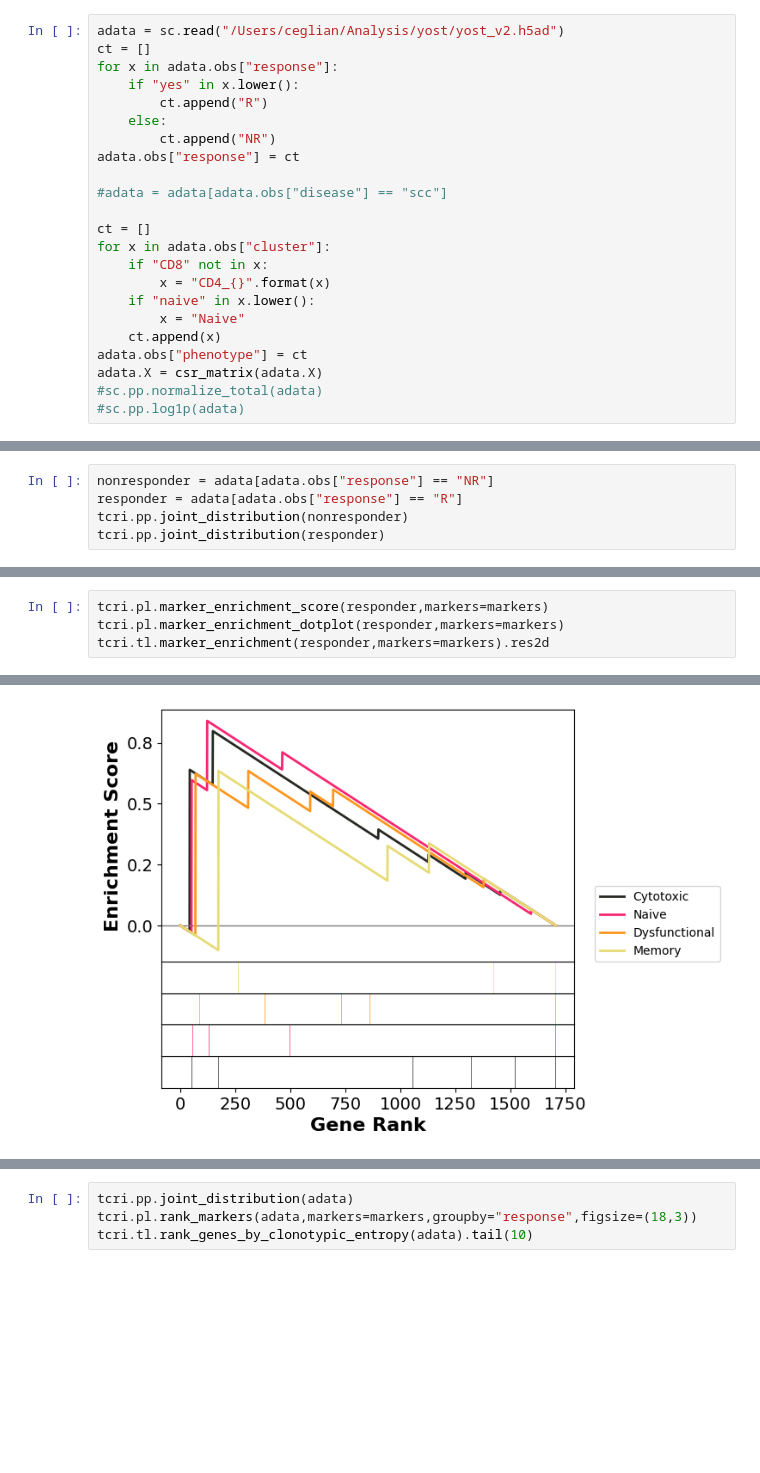
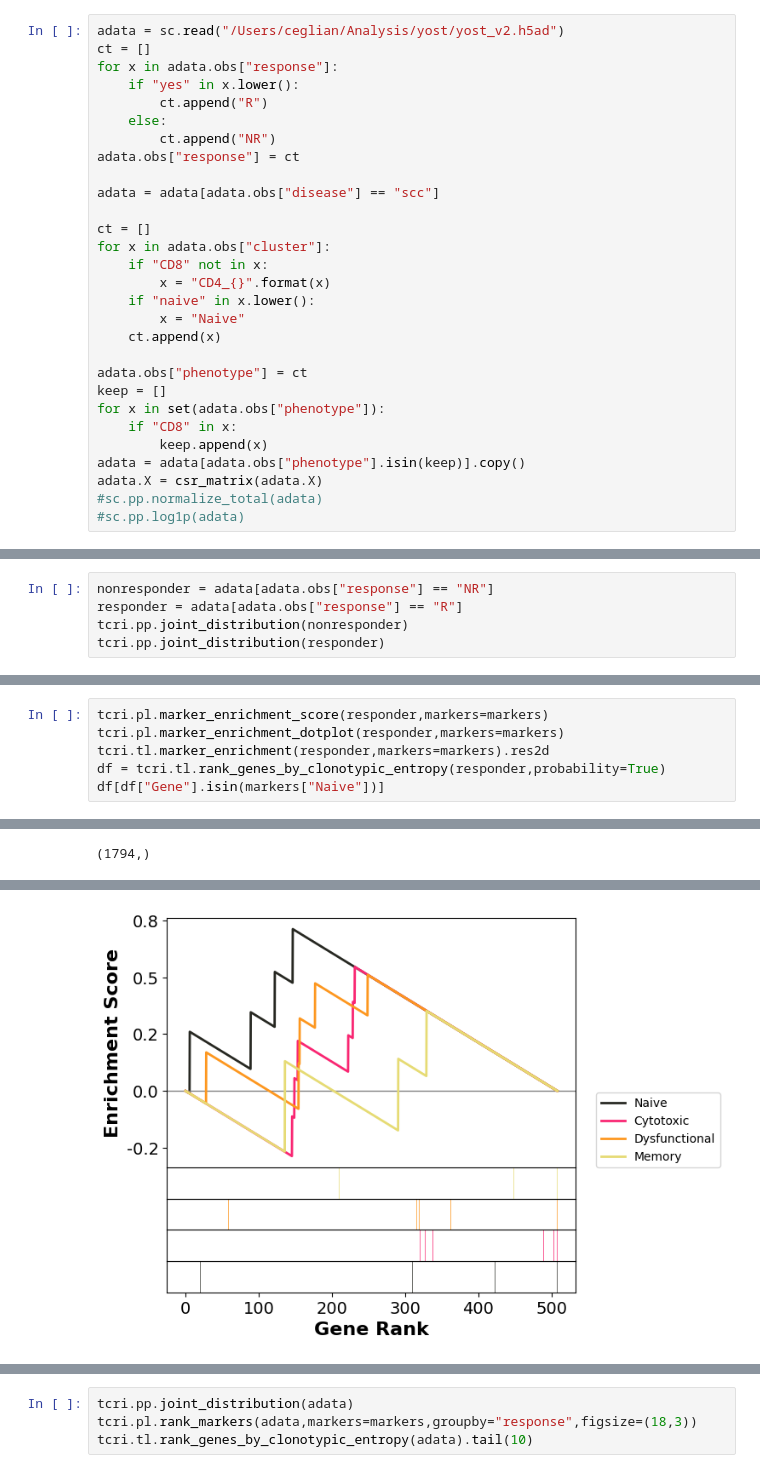
Before and after one commit to nceglia/tcri, a Jupyter notebook: example/example.ipynb, the cells around one changed output, grey strips where cells are left out. Cells and saved outputs as stored; diff of their text form; blank space fills up the shorter version.

```diff
--- a/example/example.ipynb
+++ b/example/example.ipynb
@@ -17,7 +17,7 @@ for x in adata.obs["response"]:
         ct.append("NR")
 adata.obs["response"] = ct
 
-#adata = adata[adata.obs["disease"] == "scc"]
+adata = adata[adata.obs["disease"] == "scc"]
 
 ct = []
 for x in adata.obs["cluster"]:
@@ -26,7 +26,13 @@ for x in adata.obs["cluster"]:
     if "naive" in x.lower():
         x = "Naive"
     ct.append(x)
+
 adata.obs["phenotype"] = ct
+keep = []
+for x in set(adata.obs["phenotype"]):
+    if "CD8" in x:
+        keep.append(x)
+adata = adata[adata.obs["phenotype"].isin(keep)].copy()
 adata.X = csr_matrix(adata.X)
 #sc.pp.normalize_total(adata)
 #sc.pp.log1p(adata)
@@ -83,4 +149,6 @@ The order of those genes will be arbitrary, which may produce unexpected results
 tcri.pl.marker_enrichment_score(responder,markers=markers)
 tcri.pl.marker_enrichment_dotplot(responder,markers=markers)
 tcri.tl.marker_enrichment(responder,markers=markers).res2d
+df = tcri.tl.rank_genes_by_clonotypic_entropy(responder,probability=True)
+df[df["Gene"].isin(markers["Naive"])]
 # %% [output]
@@ -92,0 +162 @@ The order of those genes will be arbitrary, which may produce unexpected results
+(1794,)
@@ -98 +173 @@ The order of those genes will be arbitrary, which may produce unexpected results
-[figure, old version]
+[figure, new version]
```
Also changed, not shown: parts of 12 cells of this notebook.
